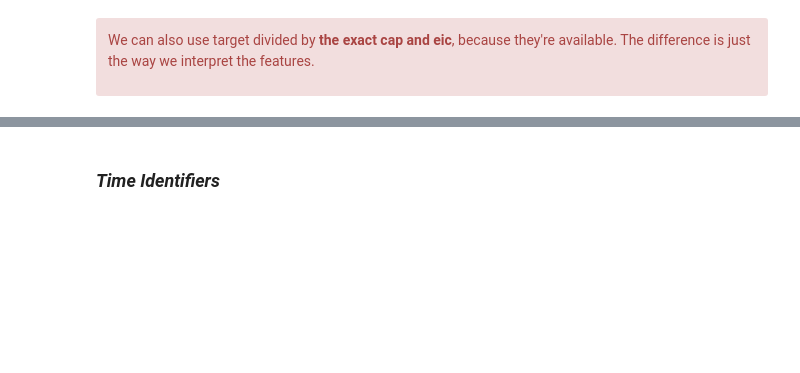
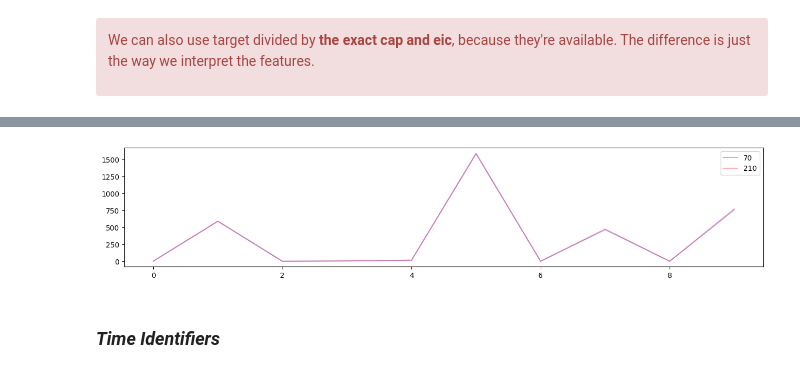
Before and after one commit to JiangJiaWei1103/Enefit-39th-Place-Solution, a Jupyter notebook: from_dp_to_fe.ipynb, the cells around one changed output, grey strips where cells are left out. Drawn from its saved outputs; the diff is of its cells as text; code cells hidden in the pictures; blank space fills up the shorter version.

```diff
--- a/from_dp_to_fe.ipynb
+++ b/from_dp_to_fe.ipynb
@@ -723,0 +953,3 @@ shape: (5, 101)
+# %%
+sub_old = pd.read_csv("./submission(2).csv")
+sub_new = pd.read_csv("./submission(1).csv")
@@ -724,2 +999,12 @@ shape: (5, 101)
+# %%
+for i in range(0, len(sub_old), 500):
+    fig, ax = plt.subplots(figsize=(16, 3))
+    ax.plot(sub_old["target"][i:i+10], "b-", label="70", alpha=0.3)
+    ax.plot(sub_new["target"][i:i+10], "r-", label="210", alpha=0.3)
+    ax.legend()
+    plt.show()
+    break
+# %% [output]
+[figure, added]
 # %% [markdown]
 ### *Time Identifiers*
```
Also changed, not shown: parts of 96 cells of this notebook, 1 other file.
